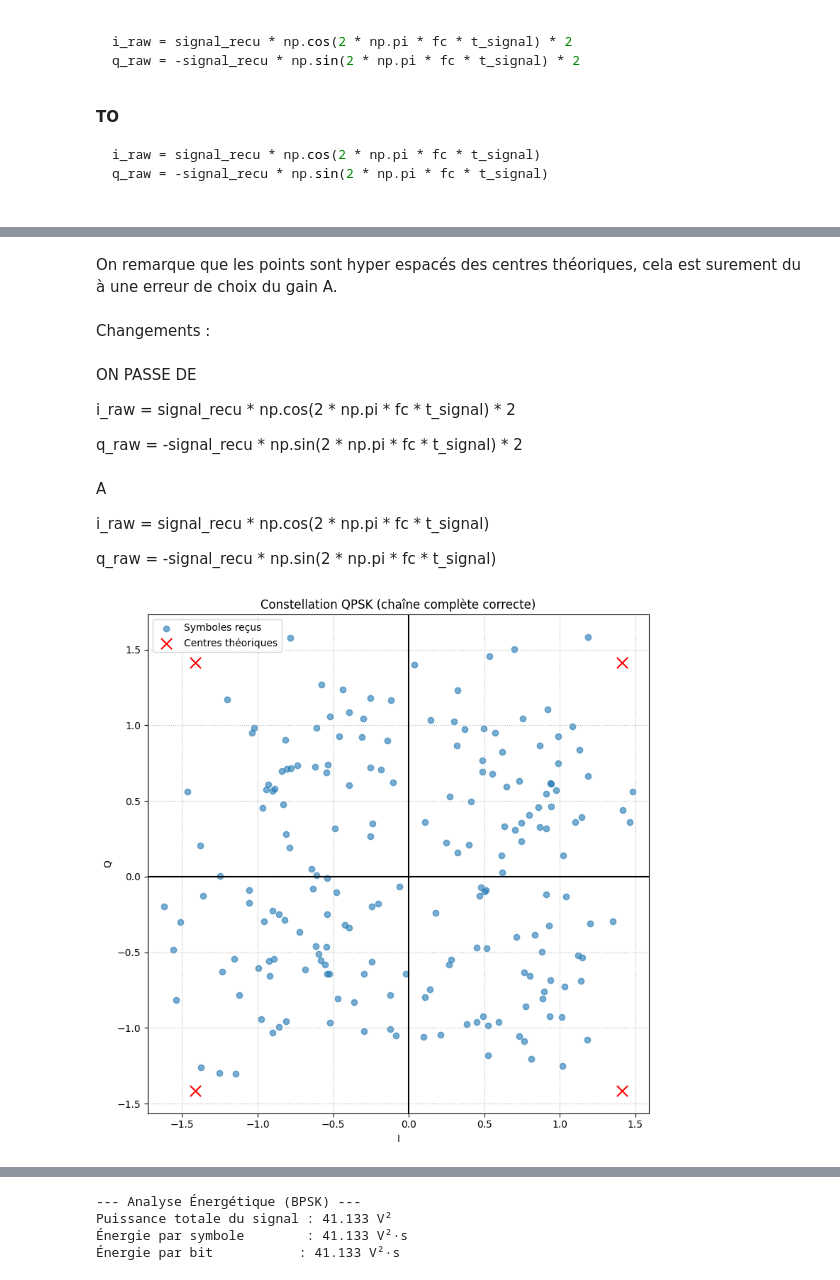
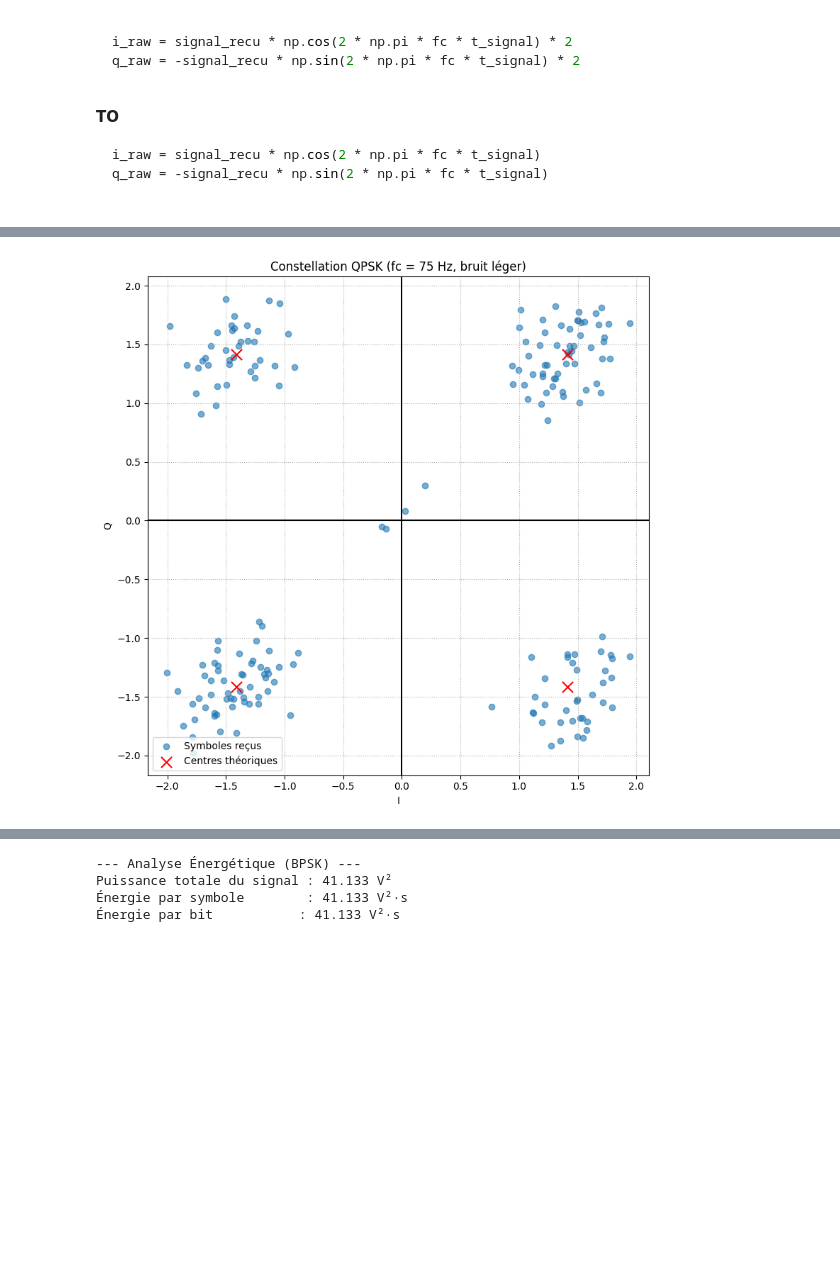
Before and after one commit to zomboky/space-telecommunications, a Jupyter notebook: test-tanguy.ipynb, the cells around one changed output, grey strips where cells are left out. Drawn from its saved outputs; the diff is of its cells as text; code cells hidden in the pictures; blank space fills up the shorter version.

```diff
--- a/test-tanguy.ipynb
+++ b/test-tanguy.ipynb
@@ -894,16 +890,0 @@ plt.show()
-# %% [markdown]
- On remarque que les points sont hyper espacés des centres théoriques, cela est surement du à une erreur de choix du gain A.
-# %% [markdown]
- Changements :
-# %% [markdown]
- ON PASSE DE
-
- i_raw = signal_recu * np.cos(2 * np.pi * fc * t_signal) * 2
-
- q_raw = -signal_recu * np.sin(2 * np.pi * fc * t_signal) * 2
-# %% [markdown]
- A
-
- i_raw = signal_recu * np.cos(2 * np.pi * fc * t_signal)
-
- q_raw = -signal_recu * np.sin(2 * np.pi * fc * t_signal)
@@ -912,16 +891,14 @@ plt.show()
 # %%
-# =========================================
-# CONSTRUCTION QPSK + DÉMODULATION PROPRE
-# =========================================
+#on essaye en réduisant le bruit pour vérifier les resultats
 
-# --- 1) Conversion en bits ---
+
 bits = j2000_to_bit_list(test_coordinates)
 
-# S'assurer d'un nombre pair de bits
+
 if len(bits) % 2 != 0:
     bits.append(0)
 
-# --- 2) Mapping QPSK ---
+
 A = 4 / np.sqrt(2)
 symbols_I = []
 symbols_Q = []
@@ -931,15 +908,15 @@ for i in range(0, len(bits), 2):
     symbols_I.append(A if b1 == 1 else -A)
     symbols_Q.append(A if b2 == 1 else -A)
 
-# Padding pour le filtre
+
 symbols_I += [0] * span
 symbols_Q += [0] * span
 
-# --- 3) Paramètres temporels ---
+
 samples_per_symbol = 40
 dt = T / samples_per_symbol
 
-# --- 4) Trains d'impulsions ---
+
 impulses_I = np.zeros(len(symbols_I) * samples_per_symbol)
 impulses_Q = np.zeros(len(symbols_Q) * samples_per_symbol)
 
@@ -947,35 +924,35 @@ for k in range(len(symbols_I)):
     impulses_I[k * samples_per_symbol] = symbols_I[k]
     impulses_Q[k * samples_per_symbol] = symbols_Q[k]
 
-# --- 5) Filtrage Raised Cosine ---
+
 t_rc, h_rc = raised_cosine(T, beta, span, dt)
 h_rc = h_rc / np.sqrt(np.sum(h_rc**2))
 
 baseband_I = np.convolve(impulses_I, h_rc, mode='same')
 baseband_Q = np.convolve(impulses_Q, h_rc, mode='same')
 
-# --- 6) Modulation IQ ---
+
 t_signal = np.arange(len(baseband_I)) * dt
-fc = 10 / T
+fc = 75  #############################################################
 
 signal_emis = baseband_I * np.cos(2 * np.pi * fc * t_signal) - \
               baseband_Q * np.sin(2 * np.pi * fc * t_signal)
 
-# --- 7) Canal ---
+
 attenuation_qpsk = 0.5
-sigma_bruit_qpsk = 0.5
+sigma_bruit_qpsk = 0.05########################### on réduit le bruit ici ###################################
 
 signal_recu = attenuation_qpsk * signal_emis + np.random.normal(0, sigma_bruit_qpsk, len(signal_emis))
 
-# --- 8) Démodulation IQ ---
-i_raw = signal_recu * np.cos(2 * np.pi * fc * t_signal)
-q_raw = -signal_recu * np.sin(2 * np.pi * fc * t_signal)
 
-# --- 9) Filtre adapté ---
+i_raw = signal_recu * np.cos(2 * np.pi * fc * t_signal) * 2
+q_raw = -signal_recu * np.sin(2 * np.pi * fc * t_signal) * 2
+
+
 i_filt = np.convolve(i_raw, h_rc, mode='same')
 q_filt = np.convolve(q_raw, h_rc, mode='same')
 
-# --- 10) Échantillonnage synchronisé ---
+
 delay = int((span * T / 2) / dt)
 samples_per_symbol = int(T / dt)
 
@@ -983,37 +960,35 @@ symb_I = []
 symb_Q = []
 
 num_symbols = len(bits) // 2
-
 for k in range(num_symbols):
     idx = delay + k * samples_per_symbol
     if idx < len(i_filt):
         symb_I.append(i_filt[idx])
         symb_Q.append(q_filt[idx])
 
 symb_I = np.array(symb_I)
 symb_Q = np.array(symb_Q)
 
-# --- 11) Tracé constellation ---
+
 plt.figure(figsize=(8,8))
 plt.scatter(symb_I, symb_Q, alpha=0.6, label="Symboles reçus")
 
 A_att = A * attenuation_qpsk
 theo = np.array([[ A_att,  A_att],
                  [-A_att,  A_att],
                  [-A_att, -A_att],
                  [ A_att, -A_att]])
-
 plt.scatter(theo[:,0], theo[:,1], c='red', s=120, marker='x', label="Centres théoriques")
 
 plt.axhline(0,color='black')
 plt.axvline(0,color='black')
 plt.grid(True, linestyle=':')
 plt.axis('equal')
-plt.title("Constellation QPSK (chaîne complète correcte)")
+plt.title("Constellation QPSK (fc = 75 Hz, bruit léger)")
 plt.xlabel("I")
 plt.ylabel("Q")
 plt.legend()
 plt.tight_layout()
 plt.show()
 # %% [output]
-[figure, old version]
+[figure, new version]
```
Also changed, not shown: parts of 17 cells of this notebook.
